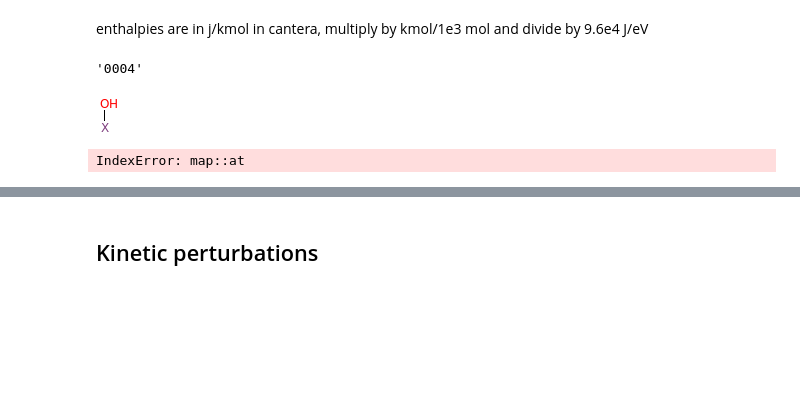
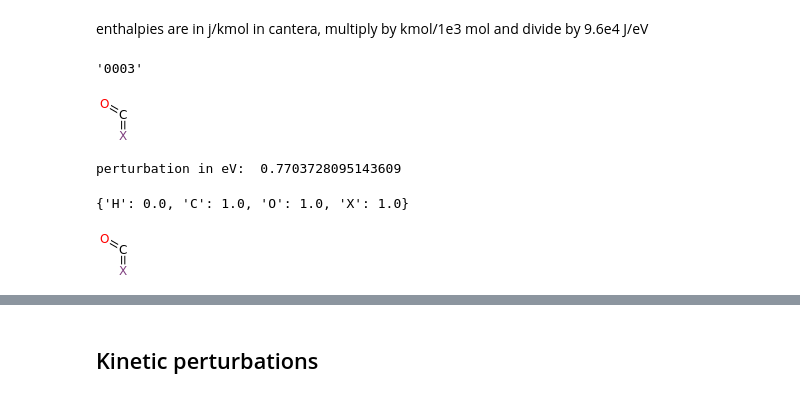
Before and after one commit to ChrisBNEU/uncertainty_analysis, a Jupyter notebook: uncertainty_rmg/testing/test_perturbations.ipynb, the cells around one changed output, grey strips where cells are left out. Saved outputs shown, nothing was run; the diff lists cells and outputs as text; code cells hidden in the pictures; blank space fills up the shorter version.

```diff
--- a/uncertainty_rmg/testing/test_perturbations.ipynb
+++ b/uncertainty_rmg/testing/test_perturbations.ipynb
@@ -12,7 +12,7 @@ import pickle
 
 sns.set_palette('Dark2')
 # %%
-with open('../../uncertainty_output_folder/sobol_map.pickle', 'rb') as f:
+with open('../../sobol_map.pickle', 'rb') as f:
     sobol_map = pickle.load(f)
 # %%
 DELTA_E0_MAX_J_MOL = 30000
@@ -482,17 +482,44 @@ enthalpies are in j/kmol in cantera, multiply by kmol/1e3 mol and divide by 9.6e
 # %%
 perturb
 # %% [output]
-'0004'
+'0003'
 # %%
-species = "OH_ads"
+species = "CO-f_ads"
 file = species + ".png"
 thermo.entries[species].item.draw(file)
 display((Image(filename=file)))
 
 h1 = thermo_pt_base.entries[species].data.get_enthalpy(298)/9.6e4
-h2 = surf.species("OH*(12)").thermo.h(298)/1e3/9.6e4
+h2 = surf.species("OCX(22)").thermo.h(298)/1e3/9.6e4
 
 print("perturbation in eV: ",(h2-h1))
 # %% [output]
-[figure, old version]
+[figure, new version]
-IndexError: map::at
+perturbation in eV:  0.7703728095143609
+# %%
+def show_species_atoms(phase, spec):
+    n_H = phase.n_atoms(spec, "H")
+    n_C = phase.n_atoms(spec, "C")
+    n_O = phase.n_atoms(spec, "O")
+    n_X = phase.n_atoms(spec, "X")
+
+    atom_dict = {
+        "H":n_H,
+        "C":n_C,
+        "O":n_O,
+        "X":n_X,
+    }
+
+    return atom_dict
+
+atoms_spec = show_species_atoms(surf, "OCX(22)")
+print(atoms_spec)
+# %% [output]
+{'H': 0.0, 'C': 1.0, 'O': 1.0, 'X': 1.0}
+# %%
+species = "CO-f_ads"
+file = species + ".png"
+thermo.entries[species].item.draw(file)
+display((Image(filename=file)))
+# %% [output]
+[figure, added]
```
Also changed, not shown: parts of 29 cells of this notebook.
